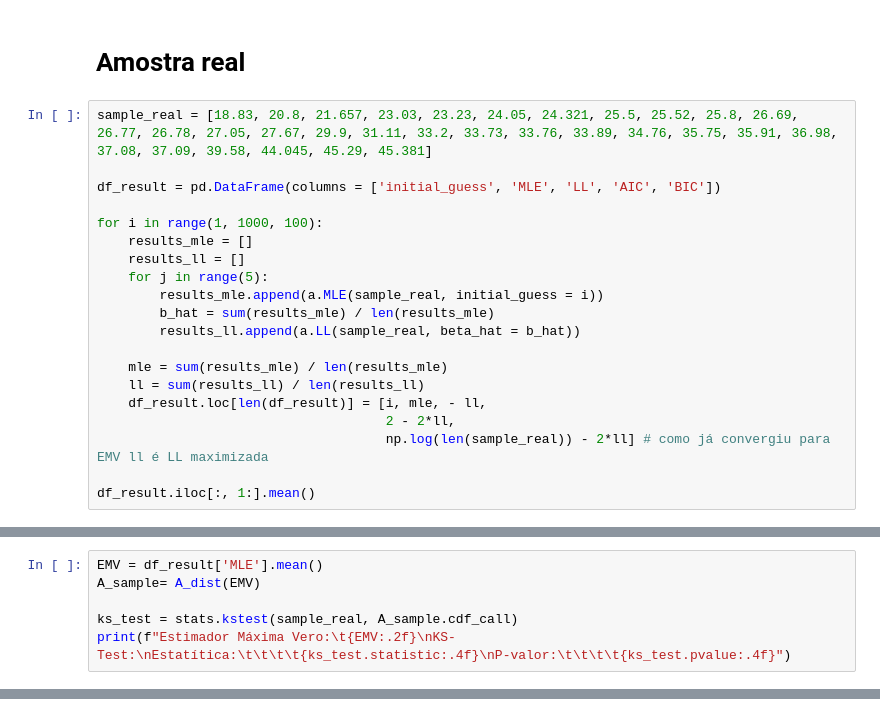
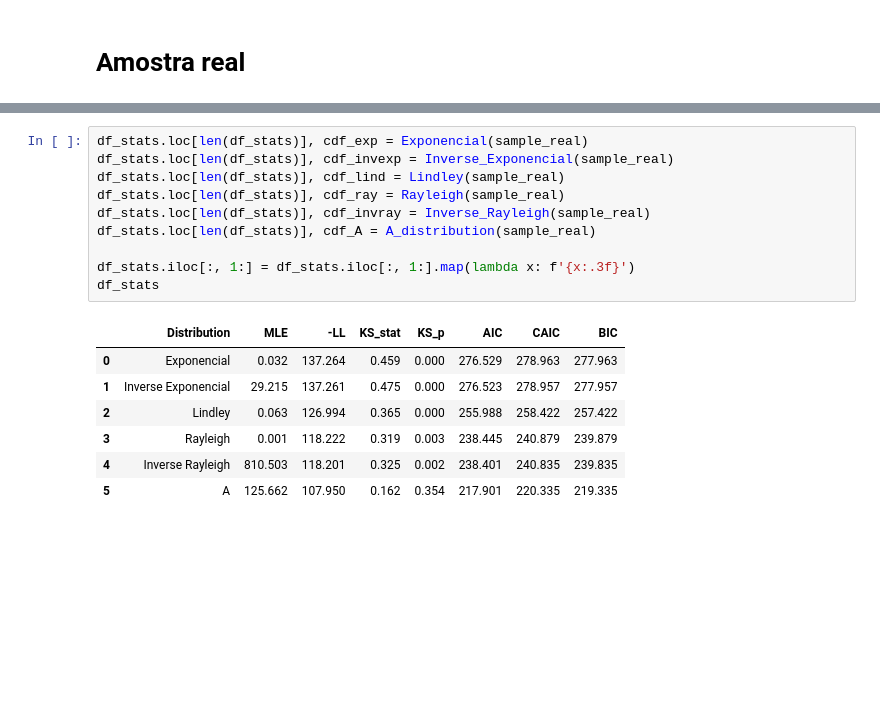
Before and after one commit to arthurhirez/Bayesian, a Jupyter notebook: Bayes.ipynb, the cells around one changed output, grey strips where cells are left out. Cells and saved outputs as stored; diff of their text form; blank space fills up the shorter version.

```diff
--- a/Bayes.ipynb
+++ b/Bayes.ipynb
@@ -266,22 +224,2 @@ Valor estimado para beta:0.99
 # %% [markdown]
 # Amostra real
-# %%
-sample_real = [18.83, 20.8, 21.657, 23.03, 23.23, 24.05, 24.321, 25.5, 25.52, 25.8, 26.69, 26.77, 26.78, 27.05, 27.67, 29.9, 31.11, 33.2, 33.73, 33.76, 33.89, 34.76, 35.75, 35.91, 36.98, 37.08, 37.09, 39.58, 44.045, 45.29, 45.381]
-
-df_result = pd.DataFrame(columns = ['initial_guess', 'MLE', 'LL', 'AIC', 'BIC'])
-
-for i in range(1, 1000, 100):
-    results_mle = []
-    results_ll = []
-    for j in range(5):
-        results_mle.append(a.MLE(sample_real, initial_guess = i))
-        b_hat = sum(results_mle) / len(results_mle)
-        results_ll.append(a.LL(sample_real, beta_hat = b_hat))
-
-    mle = sum(results_mle) / len(results_mle)
-    ll = sum(results_ll) / len(results_ll)
-    df_result.loc[len(df_result)] = [i, mle, - ll,
-                                     2 - 2*ll,
-                                     np.log(len(sample_real)) - 2*ll] # como já convergiu para EMV ll é LL maximizada
-
-df_result.iloc[:, 1:].mean()
@@ -294,6 +225,0 @@ dtype: float64
-# %%
-EMV = df_result['MLE'].mean()
-A_sample= A_dist(EMV)
-
-ks_test = stats.kstest(sample_real, A_sample.cdf_call)
-print(f"Estimador Máxima Vero:\t{EMV:.2f}\nKS-Test:\nEstatítica:\t\t\t\t{ks_test.statistic:.4f}\nP-valor:\t\t\t\t{ks_test.pvalue:.4f}")
@@ -304,0 +369,18 @@ P-valor:                                0.3543
+# %%
+df_stats.loc[len(df_stats)], cdf_exp = Exponencial(sample_real)
+df_stats.loc[len(df_stats)], cdf_invexp = Inverse_Exponencial(sample_real)
+df_stats.loc[len(df_stats)], cdf_lind = Lindley(sample_real)
+df_stats.loc[len(df_stats)], cdf_ray = Rayleigh(sample_real)
+df_stats.loc[len(df_stats)], cdf_invray = Inverse_Rayleigh(sample_real)
+df_stats.loc[len(df_stats)], cdf_A = A_distribution(sample_real)
+
+df_stats.iloc[:, 1:] = df_stats.iloc[:, 1:].map(lambda x: f'{x:.3f}')
+df_stats
+# %% [output]
+|  | Distribution | MLE | -LL | KS_stat | KS_p | AIC | CAIC | BIC |
+| 0 | Exponencial | 0.032 | 137.264 | 0.459 | 0.000 | 276.529 | 278.963 | 277.963 |
+| 1 | Inverse Exponencial | 29.215 | 137.261 | 0.475 | 0.000 | 276.523 | 278.957 | 277.957 |
+| 2 | Lindley | 0.063 | 126.994 | 0.365 | 0.000 | 255.988 | 258.422 | 257.422 |
+| 3 | Rayleigh | 0.001 | 118.222 | 0.319 | 0.003 | 238.445 | 240.879 | 239.879 |
+| 4 | Inverse Rayleigh | 810.503 | 118.201 | 0.325 | 0.002 | 238.401 | 240.835 | 239.835 |
+| 5 | A | 125.662 | 107.950 | 0.162 | 0.354 | 217.901 | 220.335 | 219.335 |
```
Also changed, not shown: parts of 13 cells of this notebook, 7 other files.
